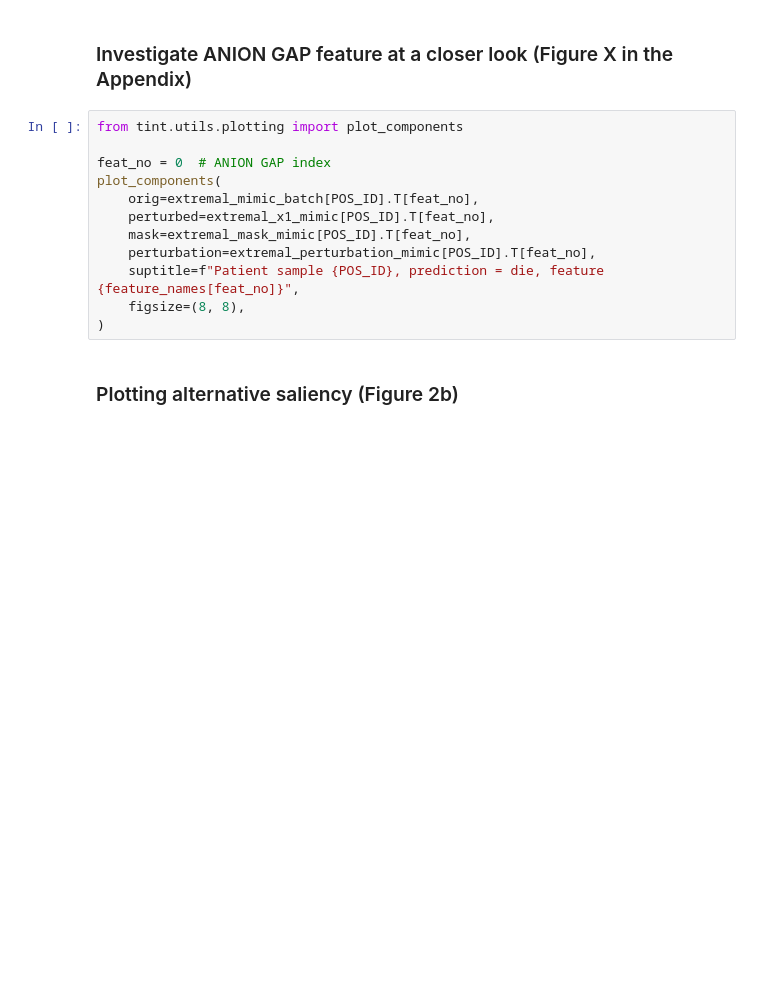
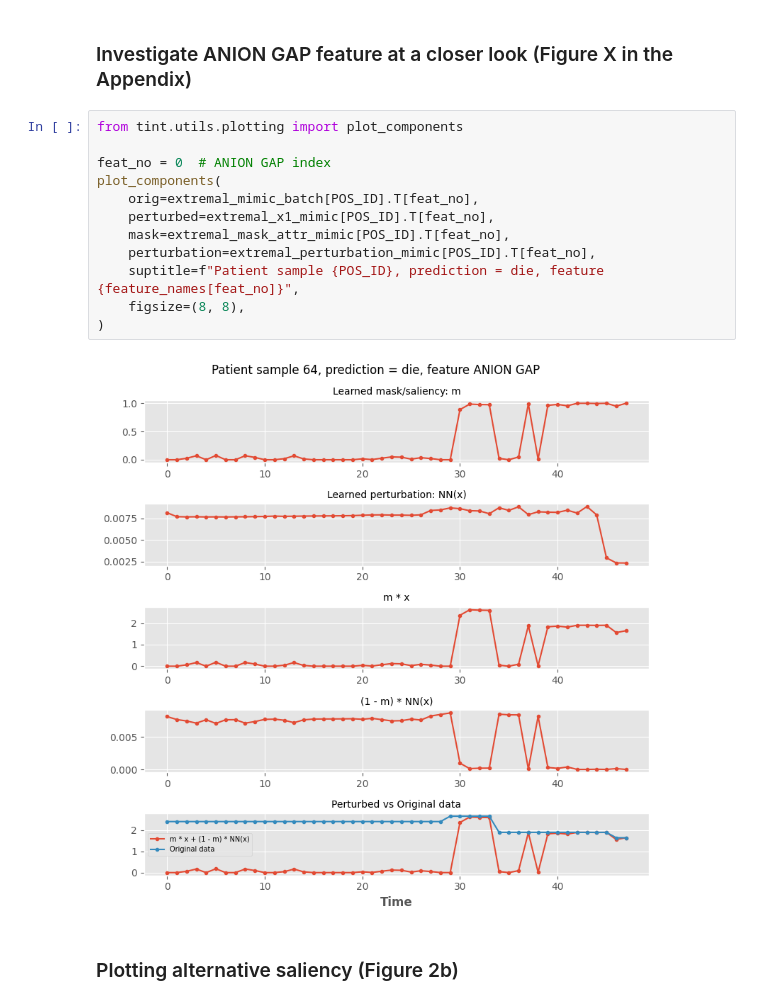
Before and after one commit to anonymous8293/factai, a Jupyter notebook: visualization.ipynb, the cells around one changed output. Cells and saved outputs as stored; diff of their text form; blank space fills up the shorter version.

```diff
--- a/visualization.ipynb
+++ b/visualization.ipynb
@@ -531,15 +477,17 @@ NameError: name 'extremal_mimic_batch' is not defined
 # %%
 from tint.utils.plotting import plot_components
 
 feat_no = 0  # ANION GAP index
 plot_components(
     orig=extremal_mimic_batch[POS_ID].T[feat_no],
     perturbed=extremal_x1_mimic[POS_ID].T[feat_no],
-    mask=extremal_mask_mimic[POS_ID].T[feat_no],
+    mask=extremal_mask_attr_mimic[POS_ID].T[feat_no],
     perturbation=extremal_perturbation_mimic[POS_ID].T[feat_no],
     suptitle=f"Patient sample {POS_ID}, prediction = die, feature {feature_names[feat_no]}",
     figsize=(8, 8),
 )
+# %% [output]
+[figure, added]
 # %% [markdown]
 ### Plotting alternative saliency (Figure 2b)
 # %%
```
Also changed, not shown: parts of 26 cells of this notebook, 2 other files.
